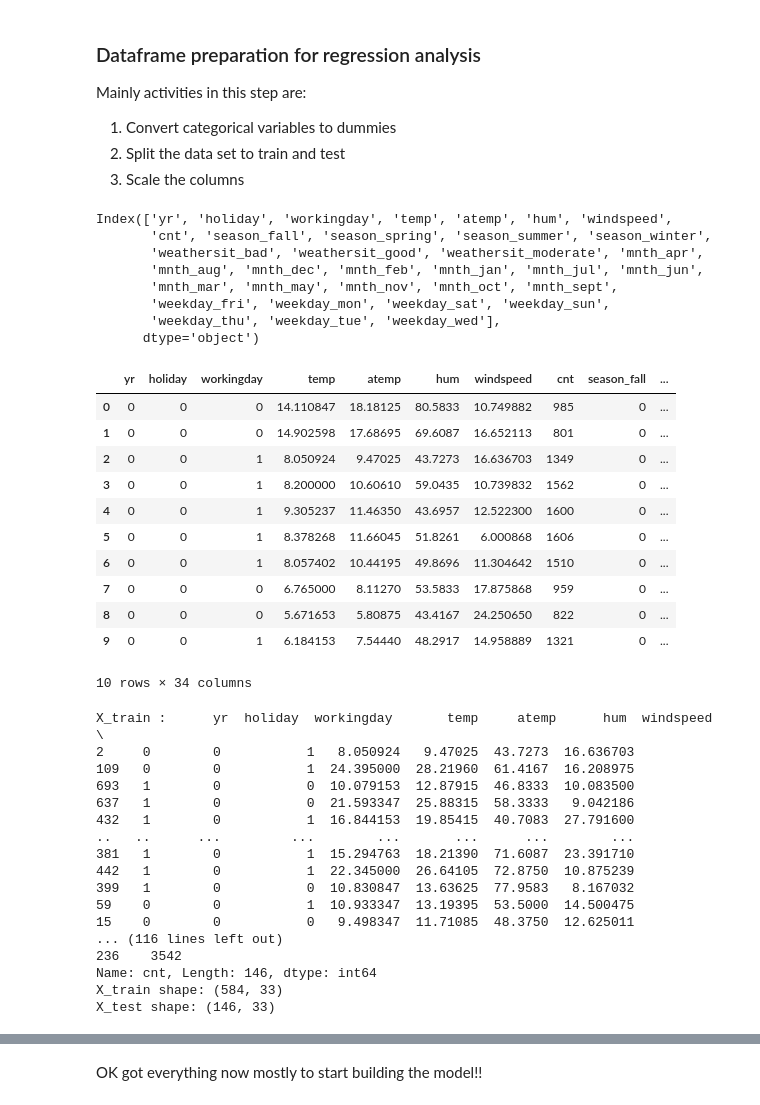
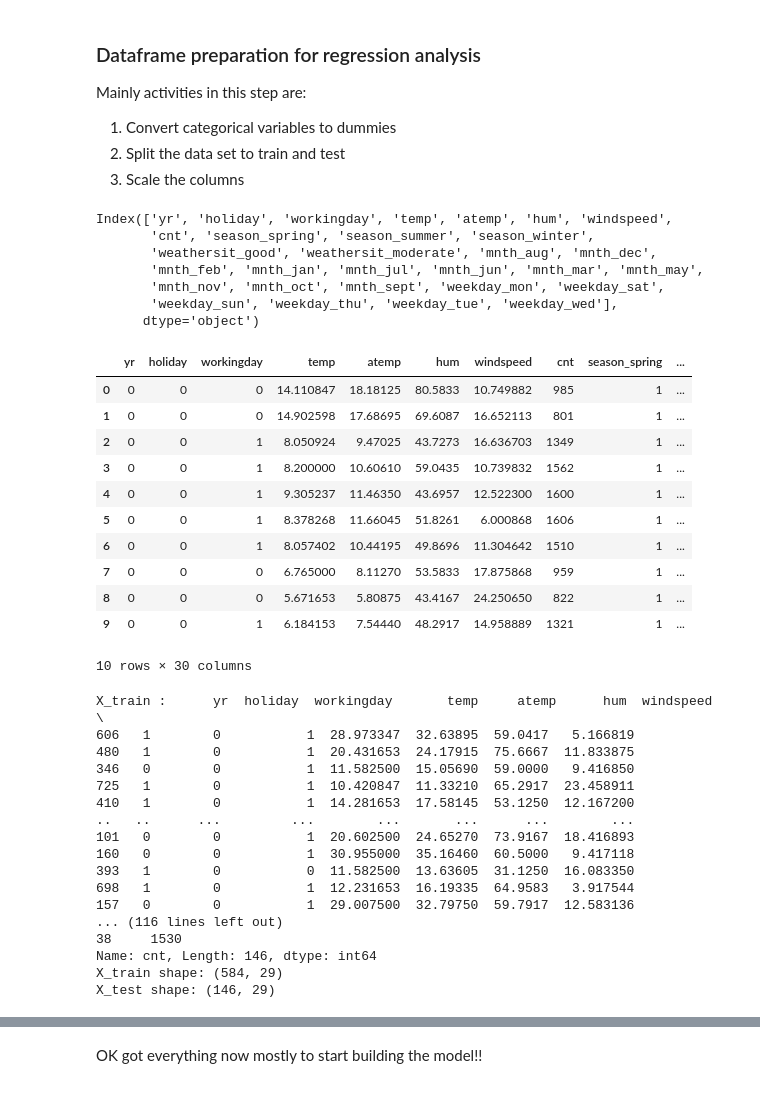
Before and after one commit to mrrathish/boombikes, a Jupyter notebook: BoomBikes - Bike Rental Assignment.ipynb, the cells around one changed output, grey strips where cells are left out. Saved outputs shown, nothing was run; the diff lists cells and outputs as text; code cells hidden in the pictures.

```diff
--- a/BoomBikes - Bike Rental Assignment.ipynb
+++ b/BoomBikes - Bike Rental Assignment.ipynb
@@ -281,32 +279,34 @@ Mainly activities in this step are:
 # %%
 #Now, possibly can go ahead with linear regression, before which the dummies to be substituted
 #now, it is possible to drop_first to reduce the column requirement by n-1 where n is the level of the categorical value
 #but since the dataset is not so big, attempting without drop_first=True
-# df_main = pd.get_dummies(data=df_main,columns=["season","weathersit", "mnth","weekday"],drop_first=True)
-df_main = pd.get_dummies(data=df_main,columns=["season","weathersit", "mnth","weekday"])
+## OK i did a few experimetns with drop_first not included, this causes some of the obvious variables to to be
+#taking back seat such as year when it comes to ranking. adding drop_first=True, with this a decent model built with
+#82% r2 as a final one.
+df_main = pd.get_dummies(data=df_main,columns=["season","weathersit", "mnth","weekday"],drop_first=True)
+# df_main = pd.get_dummies(data=df_main,columns=["season","weathersit", "mnth","weekday"])
 print(df_main.columns)
 df_main.head(10)
 # %% [output]
 Index(['yr', 'holiday', 'workingday', 'temp', 'atemp', 'hum', 'windspeed',
-       'cnt', 'season_fall', 'season_spring', 'season_summer', 'season_winter',
-       'weathersit_bad', 'weathersit_good', 'weathersit_moderate', 'mnth_apr',
-       'mnth_aug', 'mnth_dec', 'mnth_feb', 'mnth_jan', 'mnth_jul', 'mnth_jun',
-       'mnth_mar', 'mnth_may', 'mnth_nov', 'mnth_oct', 'mnth_sept',
-       'weekday_fri', 'weekday_mon', 'weekday_sat', 'weekday_sun',
-       'weekday_thu', 'weekday_tue', 'weekday_wed'],
+       'cnt', 'season_spring', 'season_summer', 'season_winter',
+       'weathersit_good', 'weathersit_moderate', 'mnth_aug', 'mnth_dec',
+       'mnth_feb', 'mnth_jan', 'mnth_jul', 'mnth_jun', 'mnth_mar', 'mnth_may',
+       'mnth_nov', 'mnth_oct', 'mnth_sept', 'weekday_mon', 'weekday_sat',
+       'weekday_sun', 'weekday_thu', 'weekday_tue', 'weekday_wed'],
       dtype='object')
-|  | yr | holiday | workingday | temp | atemp | hum | windspeed | cnt | season_fall | ... |
-| 0 | 0 | 0 | 0 | 14.110847 | 18.18125 | 80.5833 | 10.749882 | 985 | 0 | ... |
-| 1 | 0 | 0 | 0 | 14.902598 | 17.68695 | 69.6087 | 16.652113 | 801 | 0 | ... |
-| 2 | 0 | 0 | 1 | 8.050924 | 9.47025 | 43.7273 | 16.636703 | 1349 | 0 | ... |
-| 3 | 0 | 0 | 1 | 8.200000 | 10.60610 | 59.0435 | 10.739832 | 1562 | 0 | ... |
-| 4 | 0 | 0 | 1 | 9.305237 | 11.46350 | 43.6957 | 12.522300 | 1600 | 0 | ... |
-| 5 | 0 | 0 | 1 | 8.378268 | 11.66045 | 51.8261 | 6.000868 | 1606 | 0 | ... |
-| 6 | 0 | 0 | 1 | 8.057402 | 10.44195 | 49.8696 | 11.304642 | 1510 | 0 | ... |
-| 7 | 0 | 0 | 0 | 6.765000 | 8.11270 | 53.5833 | 17.875868 | 959 | 0 | ... |
-| 8 | 0 | 0 | 0 | 5.671653 | 5.80875 | 43.4167 | 24.250650 | 822 | 0 | ... |
-| 9 | 0 | 0 | 1 | 6.184153 | 7.54440 | 48.2917 | 14.958889 | 1321 | 0 | ... |
+|  | yr | holiday | workingday | temp | atemp | hum | windspeed | cnt | season_spring | ... |
+| 0 | 0 | 0 | 0 | 14.110847 | 18.18125 | 80.5833 | 10.749882 | 985 | 1 | ... |
+| 1 | 0 | 0 | 0 | 14.902598 | 17.68695 | 69.6087 | 16.652113 | 801 | 1 | ... |
+| 2 | 0 | 0 | 1 | 8.050924 | 9.47025 | 43.7273 | 16.636703 | 1349 | 1 | ... |
+| 3 | 0 | 0 | 1 | 8.200000 | 10.60610 | 59.0435 | 10.739832 | 1562 | 1 | ... |
+| 4 | 0 | 0 | 1 | 9.305237 | 11.46350 | 43.6957 | 12.522300 | 1600 | 1 | ... |
+| 5 | 0 | 0 | 1 | 8.378268 | 11.66045 | 51.8261 | 6.000868 | 1606 | 1 | ... |
+| 6 | 0 | 0 | 1 | 8.057402 | 10.44195 | 49.8696 | 11.304642 | 1510 | 1 | ... |
+| 7 | 0 | 0 | 0 | 6.765000 | 8.11270 | 53.5833 | 17.875868 | 959 | 1 | ... |
+| 8 | 0 | 0 | 0 | 5.671653 | 5.80875 | 43.4167 | 24.250650 | 822 | 1 | ... |
+| 9 | 0 | 0 | 1 | 6.184153 | 7.54440 | 48.2917 | 14.958889 | 1321 | 1 | ... |
-10 rows × 34 columns
+10 rows × 30 columns
 # %%
 #now, split the df into train and test
 
@@ -325,22 +325,22 @@ print("X_train shape:", X_train.shape)
 print("X_test shape:", X_test.shape)
 # %% [output]
 X_train :      yr  holiday  workingday       temp     atemp      hum  windspeed  \
-2     0        0           1   8.050924   9.47025  43.7273  16.636703
-109   0        0           1  24.395000  28.21960  61.4167  16.208975
-693   1        0           0  10.079153  12.87915  46.8333  10.083500
-637   1        0           0  21.593347  25.88315  58.3333   9.042186
-432   1        0           1  16.844153  19.85415  40.7083  27.791600
+606   1        0           1  28.973347  32.63895  59.0417   5.166819
+480   1        0           1  20.431653  24.17915  75.6667  11.833875
+346   0        0           1  11.582500  15.05690  59.0000   9.416850
+725   1        0           1  10.420847  11.33210  65.2917  23.458911
+410   1        0           1  14.281653  17.58145  53.1250  12.167200
 ..   ..      ...         ...        ...       ...      ...        ...
-381   1        0           1  15.294763  18.21390  71.6087  23.391710
-442   1        0           1  22.345000  26.64105  72.8750  10.875239
-399   1        0           0  10.830847  13.63625  77.9583   8.167032
-59    0        0           1  10.933347  13.19395  53.5000  14.500475
-15    0        0           0   9.498347  11.71085  48.3750  12.625011
+101   0        0           1  20.602500  24.65270  73.9167  18.416893
+160   0        0           1  30.955000  35.16460  60.5000   9.417118
+393   1        0           0  11.582500  13.63605  31.1250  16.083350
+698   1        0           1  12.231653  16.19335  64.9583   3.917544
+157   0        0           1  29.007500  32.79750  59.7917  12.583136
 ... (116 lines left out)
-236    3542
+38     1530
 Name: cnt, Length: 146, dtype: int64
-X_train shape: (584, 33)
-X_test shape: (146, 33)
+X_train shape: (584, 29)
+X_test shape: (146, 29)
 # %%
 #final step in the dataframe preparation will be to scale the variables
 #apply normalization
```
Also changed, not shown: parts of 27 cells of this notebook, 3 other files.
